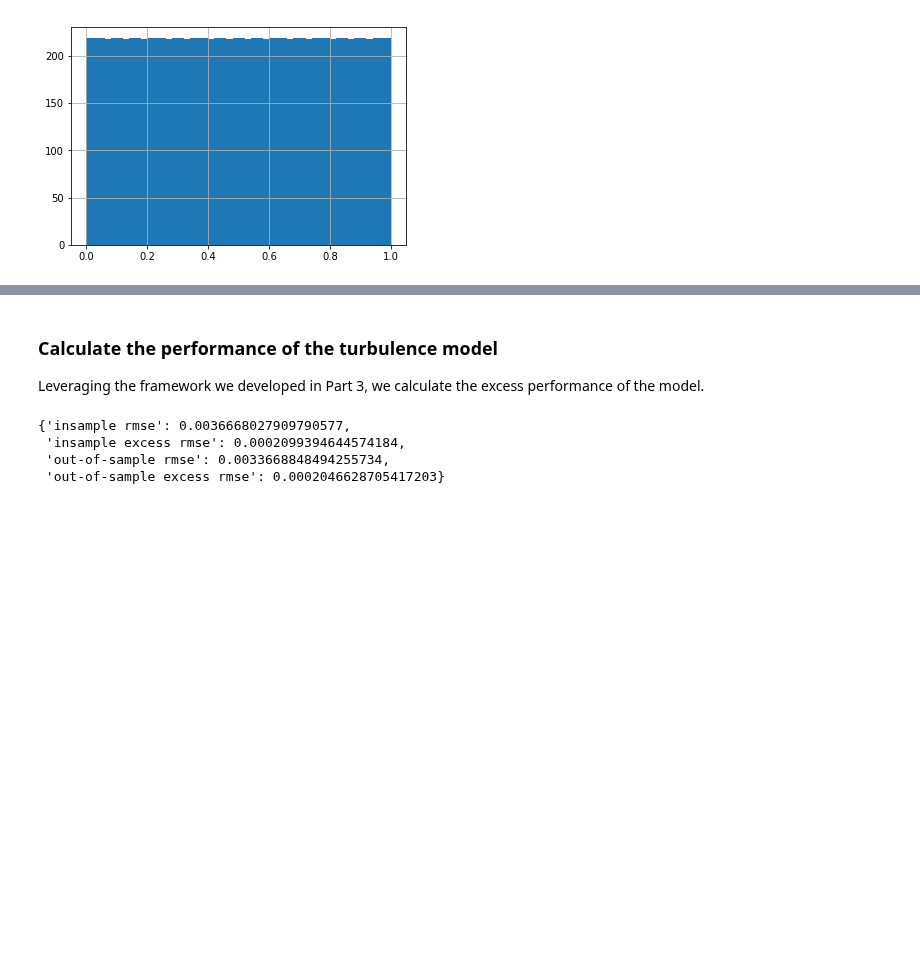
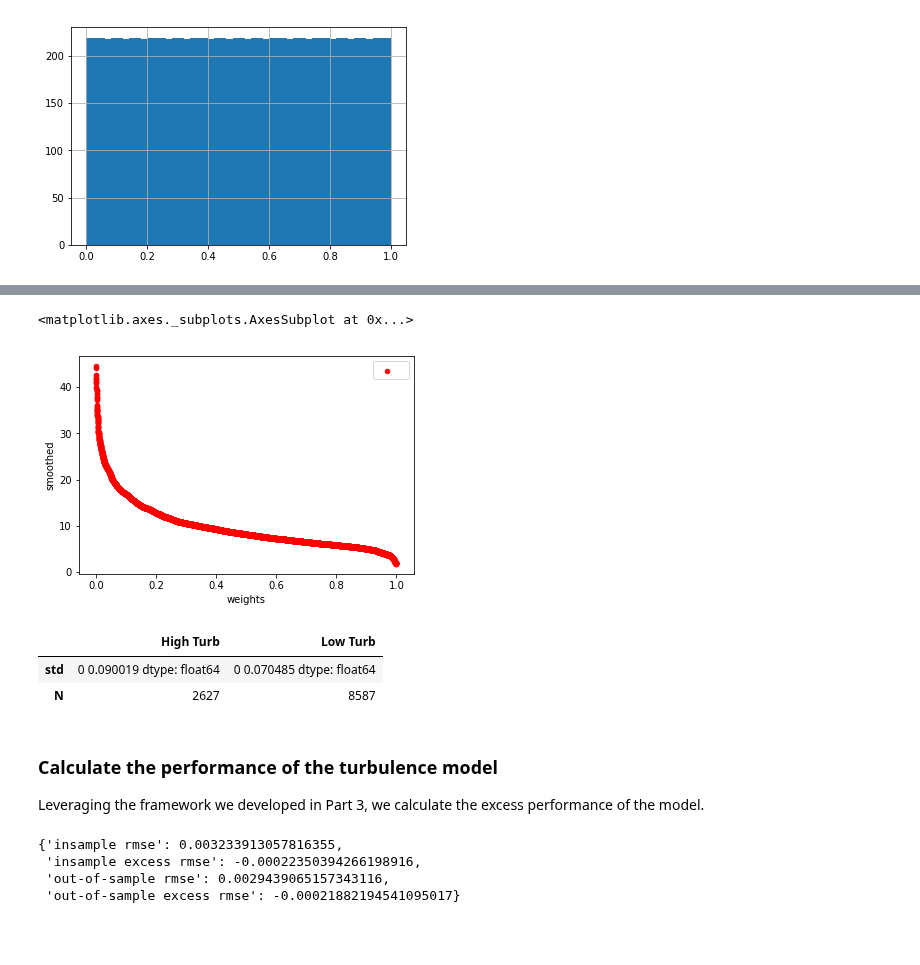
Before and after one commit to fintechsteve/modeling-volatility, a Jupyter notebook: Part_04b_Creating_Turbulence_Model.ipynb, the cells around one changed output, grey strips where cells are left out. Saved outputs shown, nothing was run; the diff lists cells and outputs as text; code cells hidden in the pictures; blank space fills up the shorter version.

```diff
--- a/Part_04b_Creating_Turbulence_Model.ipynb
+++ b/Part_04b_Creating_Turbulence_Model.ipynb
@@ -165,0 +172,6 @@ turb_weights.tail(20)
+# %%
+pd.concat([roll_turb, turb_weights],axis=1).plot(kind='scatter', x='weights', y='smoothed',
+                                           color='Red', label='')
+# %% [output]
+<matplotlib.axes._subplots.AxesSubplot at 0x...>
+[figure, added]
@@ -166,3 +183,10 @@ turb_weights.tail(20)
+# %%
+highturbulence = turb_weights['weights']<.25
+pd.DataFrame([[np.sqrt(261)*dxy[highturbulence].std(), np.sqrt(261)*dxy[~highturbulence].std()], [sum(highturbulence), sum(~highturbulence)]], index=['std','N'], columns=['High Turb','Low Turb'])
+# %% [output]
+|  | High Turb | Low Turb |
+| std | 0 0.090019 dtype: float64 | 0 0.070485 dtype: float64 |
+| N | 2627 | 8587 |
 # %% [markdown]
 ### Calculate the performance of the turbulence model
 
@@ -203,17 +227,12 @@ framework_params = {'insample_start_date': '1975-01-02',
                     'outofsample_end_date': '2017-12-26',
                     'verbose': False}
 
-dxy_weight = [0, 0.119, 0.036, 0, 0.136, 0.576, 0, 0, 0.091]
-dxy = pd.DataFrame(returns.dot(dxy_weight))
-dxy_forward = dxy.shift(-1)
-dxy_forward_sq = dxy_forward**2
-
 model_perf(turb_weights, dxy_forward_sq, framework_params)
 # %% [output]
-{'insample rmse': 0.0036668027909790577,
- 'insample excess rmse': 0.0002099394644574184,
- 'out-of-sample rmse': 0.0033668848494255734,
- 'out-of-sample excess rmse': 0.0002046628705417203}
+{'insample rmse': 0.003233913057816355,
+ 'insample excess rmse': -0.00022350394266198916,
+ 'out-of-sample rmse': 0.0029439065157343116,
+ 'out-of-sample excess rmse': -0.00021882194541095017}
 # %% [markdown]
 ###
 # %% [markdown]
```
Also changed, not shown: parts of 17 cells of this notebook.
